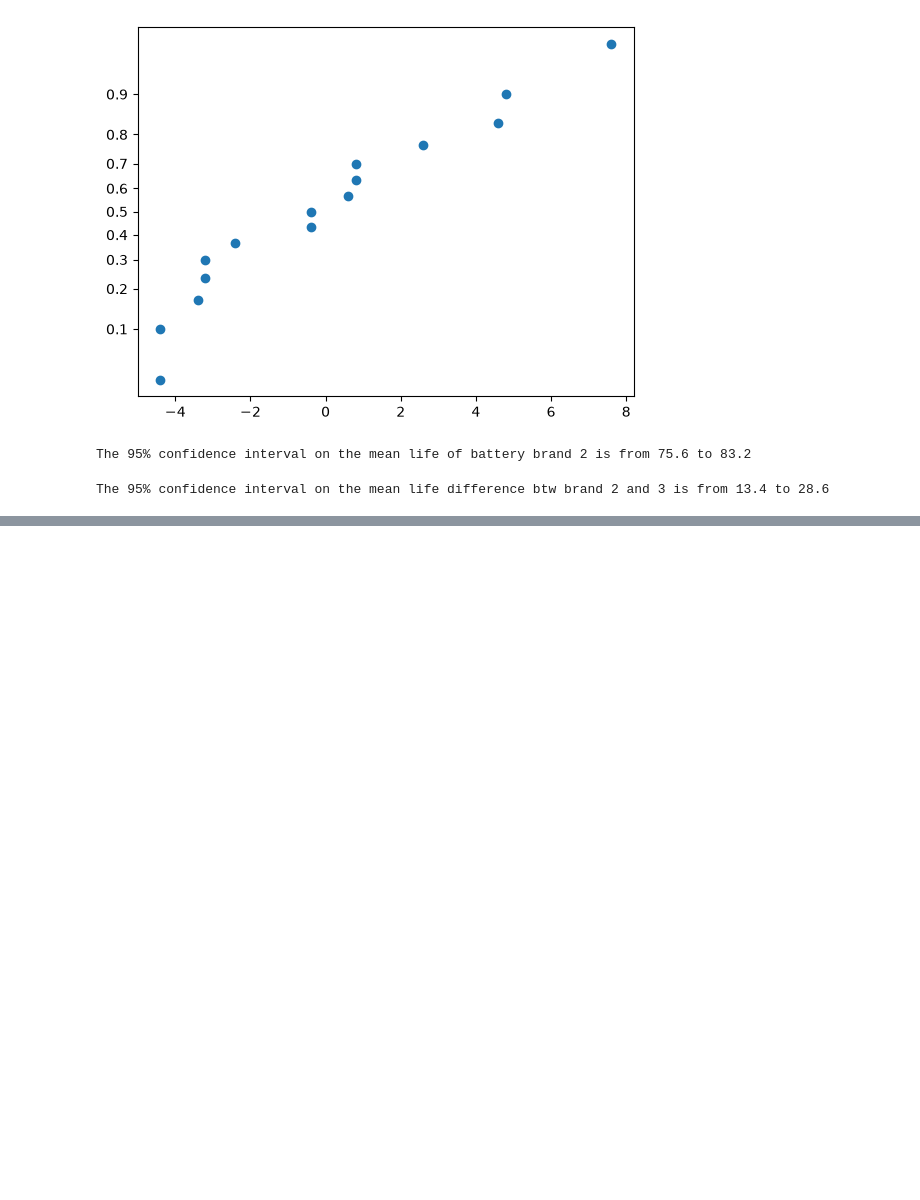
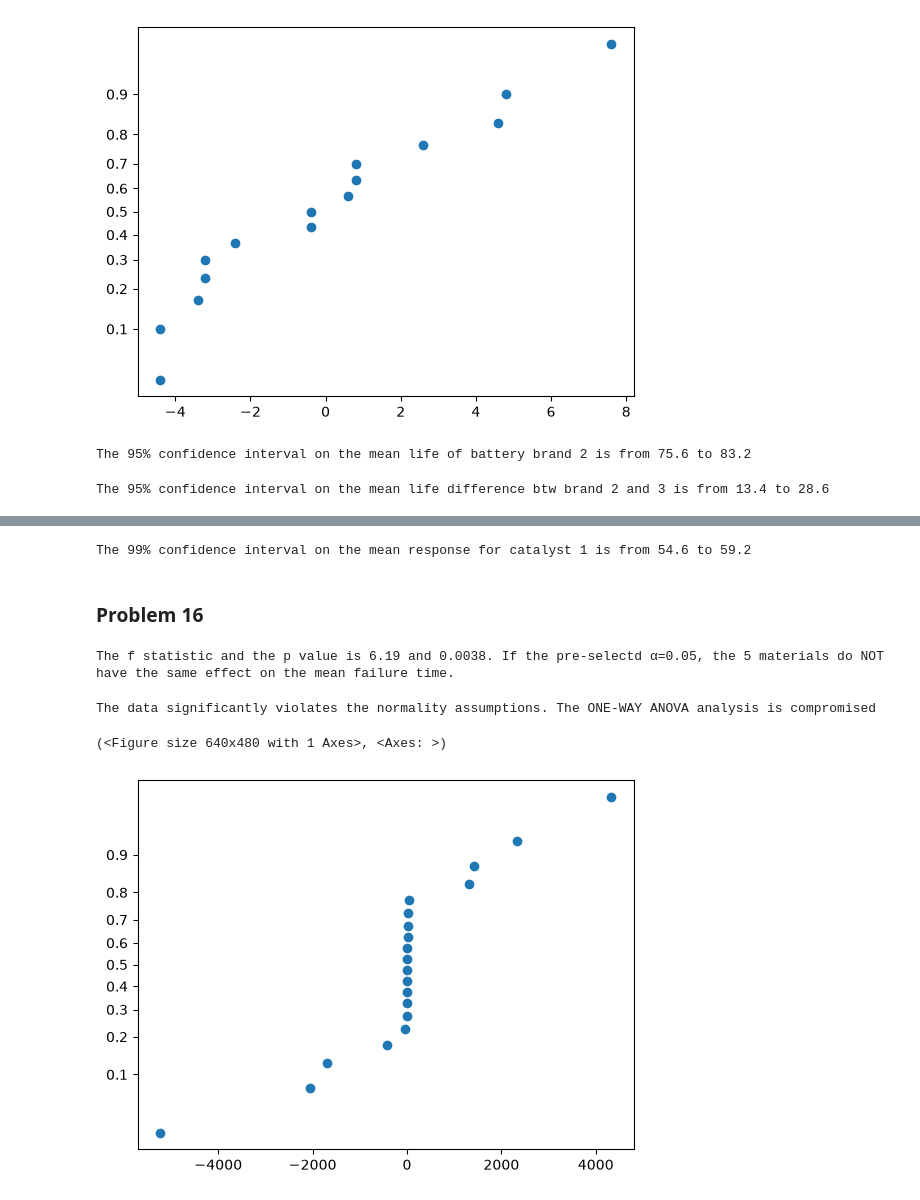
Before and after one commit to Peiguang2024/design-of-experiment, a Jupyter notebook: Montgomery/chapter3.ipynb, the cells around one changed output, grey strips where cells are left out. Drawn from its saved outputs; the diff is of its cells as text; code cells hidden in the pictures; blank space fills up the shorter version.

Commit message:
finished problem 3.17 and part of 3.18

```diff
--- a/Montgomery/chapter3.ipynb
+++ b/Montgomery/chapter3.ipynb
@@ -1083,0 +1113,29 @@ Name: weeks, dtype: float64
+# %%
+# c
+sse_15 = (df_15.residual**2).sum() # 16-4 = 12 degree of freedom
+mse_15 = sse_15/12
+mean_15c = df_15[df_15['catalyst']==1]['conc'].mean()
+print(f'The 99% confidence interval on the mean response for catalyst 1 is from {(mean_15c - stats.t.isf(0.01/2,df=12)*np.sqrt(mse_15/5)).round(1)} to {(mean_15c + stats.t.isf(0.01/2,df=12)*np.sqrt(mse_15/5)).round(1)}')
+# %% [output]
+The 99% confidence interval on the mean response for catalyst 1 is from 54.6 to 59.2
+# %% [markdown]
+### Problem 16
+# %%
+df_16 = pd.DataFrame({
+    'mat': np.repeat(np.arange(1,6),4),
+    'f_time': [110,157,194,178,1,2,4,18,880,1256,5276,4355,495,7040,5307,10050,7,5,29,2]
+})
+# %%
+# a. one-way ANOVA with the stats.f_oneway
+f_16a, p_16a = stats.f_oneway(*df_16.groupby('mat')['f_time'].apply(list).values)
+print(f'The f statistic and the p value is {f_16a.round(2)} and {p_16a.round(4)}. If the pre-selectd {alpha}=0.05, the 5 materials do NOT have the same effect on the mean failure time.')
+# %% [output]
+The f statistic and the p value is 6.19 and 0.0038. If the pre-selectd α=0.05, the 5 materials do NOT have the same effect on the mean failure time.
+# %%
+# check residuals
+print('The data significantly violates the normality assumptions. The ONE-WAY ANOVA analysis is compromised')
+normality_plot(df_16['f_time'] - df_16.groupby('mat')['f_time'].transform('mean'))
+# %% [output]
+The data significantly violates the normality assumptions. The ONE-WAY ANOVA analysis is compromised
+(<Figure size 640x480 with 1 Axes>, <Axes: >)
+[figure, added]
```
Also changed, not shown: parts of 25 cells of this notebook.
